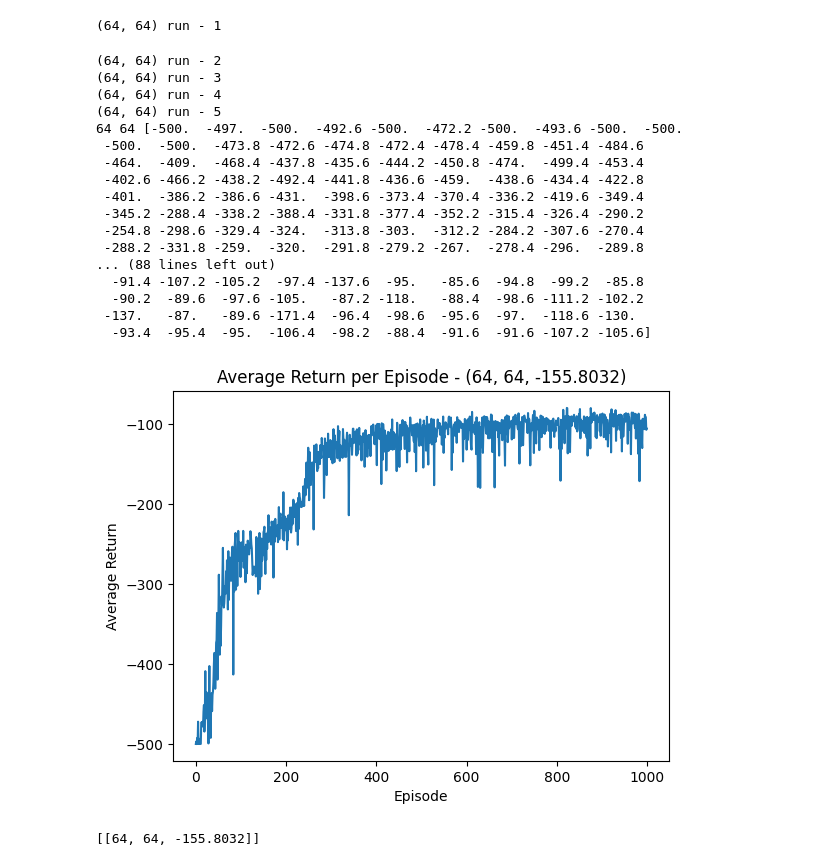
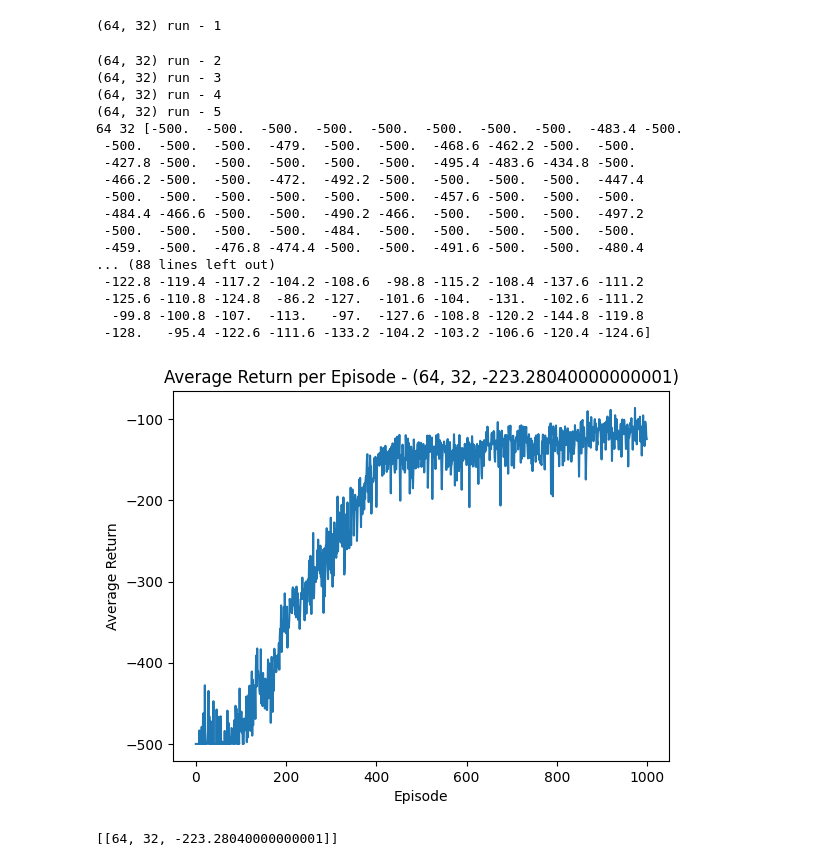
Before and after one commit to sid4848/cs6700_Reinforcement_Learning, a Jupyter notebook: Programming_Asssignments/assignment_2/Quetion_2- Monte-Carlo REINFORCE/Acrobot1_MCReinforce.ipynb, the cells around one changed output. Saved outputs shown, nothing was run; the diff lists cells and outputs as text; code cells hidden in the pictures.

```diff
--- a/Programming_Asssignments/assignment_2/Quetion_2- Monte-Carlo REINFORCE/Acrobot1_MCReinforce.ipynb
+++ b/Programming_Asssignments/assignment_2/Quetion_2- Monte-Carlo REINFORCE/Acrobot1_MCReinforce.ipynb
@@ -106,7 +106,7 @@ class net1(nn.Module):
         return x
 
 class Agent1(object):
-    def __init__(self, alpha, input, g=0.99, n=4,l1=128, l2=128):
+    def __init__(self, alpha, input,l1, l2, n, g=0.99):
         self.policy = net1(alpha, input, l1, l2,n)
         self.memory_a = []
         self.g = g
@@ -153,7 +153,7 @@ num_runs = 5
 num_episodes = 1000
 
 l1=64
-l2=64
+l2=32
 values=[]
 
 average_score = []
@@ -161,55 +161,55 @@ for run in range(num_runs):
     print(f"{l1,l2} run - {run + 1}")
     env = gym.make(env_name)
     env.reset()
-    agent = Agent1(alpha=0.001, input=[env.observation_space.shape[0]], g=0.99, n=env.action_space.n, l1=64, l2=128)
+    agent = Agent1(alpha=0.001, input=[env.observation_space.shape[0]], g=0.99, n=env.action_space.n, l1=l1, l2=l2)
     score_history = []
 
     for i in range(num_episodes):
         done = False
         score = 0
         state = env.reset()
         l=0
         while not done:
             action = agent.choose_action(state)
             state1, reward, done, info = env.step(action)
             agent.rewards(reward)
             state = state1
             score += reward
             l+=1
         score_history.append(score)
         agent.learn()
     average_score.append(score_history)
 
 average_scores = np.mean(average_score,axis=0)
 print(l1,l2,average_scores)
 plt.plot(average_scores)
 plt.xlabel('Episode')
 plt.ylabel('Average Return')
 plt.title(f'Average Return per Episode - {l1,l2,np.mean(average_scores)}')
 plt.show()
 values.append([l1,l2,np.mean(average_scores)])
 print(values)
 # %% [output]
-(64, 64) run - 1
+(64, 32) run - 1
-(64, 64) run - 2
-(64, 64) run - 3
-(64, 64) run - 4
-(64, 64) run - 5
-64 64 [-500.  -497.  -500.  -492.6 -500.  -472.2 -500.  -493.6 -500.  -500.
- -500.  -500.  -473.8 -472.6 -474.8 -472.4 -478.4 -459.8 -451.4 -484.6
- -464.  -409.  -468.4 -437.8 -435.6 -444.2 -450.8 -474.  -499.4 -453.4
- -402.6 -466.2 -438.2 -492.4 -441.8 -436.6 -459.  -438.6 -434.4 -422.8
- -401.  -386.2 -386.6 -431.  -398.6 -373.4 -370.4 -336.2 -419.6 -349.4
- -345.2 -288.4 -338.2 -388.4 -331.8 -377.4 -352.2 -315.4 -326.4 -290.2
- -254.8 -298.6 -329.4 -324.  -313.8 -303.  -312.2 -284.2 -307.6 -270.4
- -288.2 -331.8 -259.  -320.  -291.8 -279.2 -267.  -278.4 -296.  -289.8
+(64, 32) run - 2
+(64, 32) run - 3
+(64, 32) run - 4
+(64, 32) run - 5
+64 32 [-500.  -500.  -500.  -500.  -500.  -500.  -500.  -500.  -483.4 -500.
+ -500.  -500.  -500.  -479.  -500.  -500.  -468.6 -462.2 -500.  -500.
+ -427.8 -500.  -500.  -500.  -500.  -500.  -495.4 -483.6 -434.8 -500.
+ -466.2 -500.  -500.  -472.  -492.2 -500.  -500.  -500.  -500.  -447.4
+ -500.  -500.  -500.  -500.  -500.  -500.  -457.6 -500.  -500.  -500.
+ -484.4 -466.6 -500.  -500.  -490.2 -466.  -500.  -500.  -500.  -497.2
+ -500.  -500.  -500.  -500.  -484.  -500.  -500.  -500.  -500.  -500.
+ -459.  -500.  -476.8 -474.4 -500.  -500.  -491.6 -500.  -500.  -480.4
 ... (88 lines left out)
-  -91.4 -107.2 -105.2  -97.4 -137.6  -95.   -85.6  -94.8  -99.2  -85.8
-  -90.2  -89.6  -97.6 -105.   -87.2 -118.   -88.4  -98.6 -111.2 -102.2
- -137.   -87.   -89.6 -171.4  -96.4  -98.6  -95.6  -97.  -118.6 -130.
-  -93.4  -95.4  -95.  -106.4  -98.2  -88.4  -91.6  -91.6 -107.2 -105.6]
+ -122.8 -119.4 -117.2 -104.2 -108.6  -98.8 -115.2 -108.4 -137.6 -111.2
+ -125.6 -110.8 -124.8  -86.2 -127.  -101.6 -104.  -131.  -102.6 -111.2
+  -99.8 -100.8 -107.  -113.   -97.  -127.6 -108.8 -120.2 -144.8 -119.8
+ -128.   -95.4 -122.6 -111.6 -133.2 -104.2 -103.2 -106.6 -120.4 -124.6]
-[figure, old version]
+[figure, new version]
-[[64, 64, -155.8032]]
+[[64, 32, -223.28040000000001]]
 # %%
 import torch as T
 import torch.nn as nn
```
Also changed, not shown: parts of 6 cells of this notebook, 1 other file.
